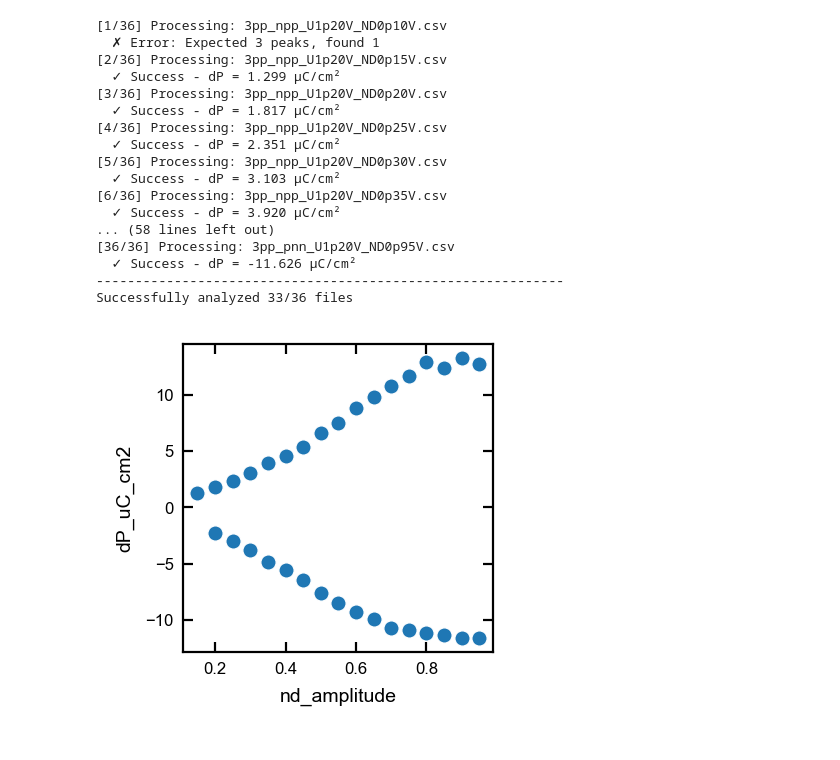
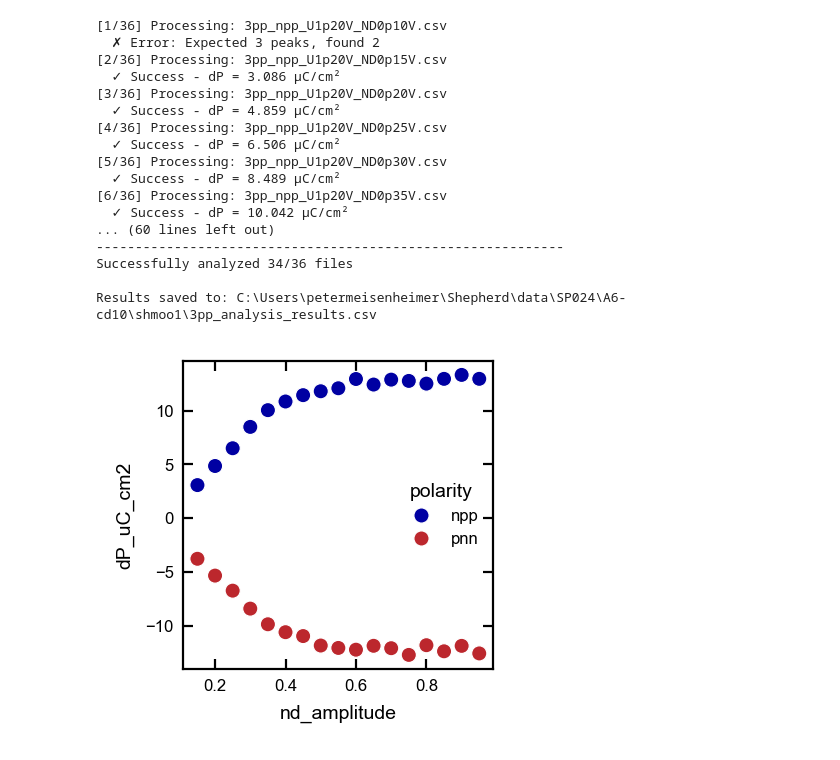
Before and after one commit to meisep/Shepherd_0.1, a Jupyter notebook: Analysis/3pp_autoanalysis_notebook.ipynb, the cells around one changed output. Saved outputs shown, nothing was run; the diff lists cells and outputs as text; code cells hidden in the pictures.

Commit message:
fatigue, analysis, training script

```diff
--- a/Analysis/3pp_autoanalysis_notebook.ipynb
+++ b/Analysis/3pp_autoanalysis_notebook.ipynb
@@ -1,5 +1,5 @@
 # %%
-from json.decoder import NaN
+
 import numpy as np
 import pandas as pd
 import matplotlib.pyplot as plt
@@ -9,6 +9,8 @@ import glob
 from pathlib import Path
 import seaborn as sns
 plt.style.use('../natty_style.mplstyle')
+twocolors = ['#0000a2','#bc272d']
+fourcolors = ['#0000a2','#bc272d','#50ad9f','#e9c716']
 
 def load_3pp_data(filepath):
     """Load 3PP data from CSV"""
@@ -103,6 +105,18 @@ def calculate_polarization(aligned_data, metadata, resistance=50, cd_um=np.nan):
     if metadata.get('polarity', 'npp') == 'pnn' or metadata.get('polarity', 'npp') == 'nn':
         charge_d_C = -charge_d_C
 
+    if 'n_voltage' in aligned_data and aligned_data['n_voltage'] is not None:
+        u_voltage_end = aligned_data['n_voltage'][-5:]
+        leakage_voltage = np.mean(u_voltage_end)
+        leakage_current_A = leakage_voltage / resistance
+        leakage_current_uA = leakage_current_A * 1e6
+
+        if metadata.get('polarity', 'npp') in ['pnn', 'nn']:
+            leakage_current_uA = -leakage_current_uA
+    else:
+        leakage_voltage = np.nan
+        leakage_current_uA = np.nan
+
     # Get device area
     area_cm2 = float(metadata.get('device_area_cm2', 'nan'))
     if not np.isnan(cd_um):
@@ -129,6 +143,17 @@ def calculate_polarization(aligned_data, metadata, resistance=50, cd_um=np.nan):
         'charge_n_pC': charge_n_C * 1e12,
         'charge_d_pC': charge_d_C * 1e12,
         'charge_diff_pC': (charge_n_C - charge_d_C) * 1e12,
+
+        # Leakage
+        'leakage_voltage_V': leakage_voltage,
+        'leakage_current_uA': leakage_current_uA,
+
+        #Cycle number
+        'cycle_count': float(metadata.get('cycle_count', np.nan)),
+        'elapsed_time_s': float(metadata.get('elapsed_time_s', np.nan)),
+        'fatigue_amplitude': float(metadata.get('fatigue_amplitude', np.nan)),
+        'fatigue_frequency_hz': float(metadata.get('fatigue_frequency_hz', np.nan)),
+
     }
 
     # Calculate polarizations if area provided
@@ -141,6 +166,8 @@ def calculate_polarization(aligned_data, metadata, resistance=50, cd_um=np.nan):
         results['P_star_uC_cm2'] = np.nan
         results['P_hat_uC_cm2'] = np.nan
         results['dP_uC_cm2'] = np.nan
+
+    # Calculate
 
     # Store waveforms for plotting
     results['_plot_data'] = {
@@ -393,53 +420,52 @@ def fit_tanh(x_data, y_data, plot=True):
 # %%
 if __name__ == "__main__":
 
-    shepherd_data = r"C:\Users\petermeisenheimer\Shepherd\data\\"
-    # shepherd_data = r"C:\Users\petermeisenheimer\Shepherd\Archive\data\\"
-    sample_directory = r"SP022/D1/shmoo1-cd20"
+    shepherd_data = r"C:\Users\petermeisenheimer\Shepherd\data\\" # change to where the data actually is
+    sample_directory = r'SP024/A6-cd10/shmoo1'
 
     # Run batch analysis
     df = batch_analyze(
         directory=shepherd_data+sample_directory,
-        save_csv=False,        # Save results to CSV
-        cd_um=20,
+        save_csv=True,        # Save results to CSV
+        cd_um=10,
     )
 # df
 # %% [output]
 [1/36] Processing: 3pp_npp_U1p20V_ND0p10V.csv
-  ✗ Error: Expected 3 peaks, found 1
+  ✗ Error: Expected 3 peaks, found 2
 [2/36] Processing: 3pp_npp_U1p20V_ND0p15V.csv
-  ✓ Success - dP = 1.299 µC/cm²
+  ✓ Success - dP = 3.086 µC/cm²
 [3/36] Processing: 3pp_npp_U1p20V_ND0p20V.csv
-  ✓ Success - dP = 1.817 µC/cm²
+  ✓ Success - dP = 4.859 µC/cm²
 [4/36] Processing: 3pp_npp_U1p20V_ND0p25V.csv
-  ✓ Success - dP = 2.351 µC/cm²
+  ✓ Success - dP = 6.506 µC/cm²
 [5/36] Processing: 3pp_npp_U1p20V_ND0p30V.csv
-  ✓ Success - dP = 3.103 µC/cm²
+  ✓ Success - dP = 8.489 µC/cm²
 [6/36] Processing: 3pp_npp_U1p20V_ND0p35V.csv
-  ✓ Success - dP = 3.920 µC/cm²
-... (58 lines left out)
-[36/36] Processing: 3pp_pnn_U1p20V_ND0p95V.csv
-  ✓ Success - dP = -11.626 µC/cm²
+  ✓ Success - dP = 10.042 µC/cm²
+... (60 lines left out)
 ------------------------------------------------------------
-Successfully analyzed 33/36 files
+Successfully analyzed 34/36 files
+
+Results saved to: C:\Users\petermeisenheimer\Shepherd\data\SP024\A6-cd10\shmoo1\3pp_analysis_results.csv
 # %%
 ######SHMOO plot
 fig, ax = plt.subplots(1,1, figsize = (2,2), dpi=200)
-sns.scatterplot(data=df, x=df['nd_amplitude'], y='dP_uC_cm2', s=30, c='tab:blue')
+sns.scatterplot(data=df, x=df['nd_amplitude'], y='dP_uC_cm2', s=30, palette=twocolors, hue='polarity')
 
 # result = fit_tanh(df['nd_amplitude'], abs(df['dP_uC_cm2']))
 # cent = result['center']
 # ax.text(0.5,0.0*np.max(result['fit_curve']),rf'Vc:{cent:.3f}')
 # half = int(len(df['nd_amplitude'])/2)
 # ax.plot(df['nd_amplitude'][:half],
 #         result['fit_curve'][:half],
 #         'k--', lw=0.5)
 
 # ax.set_ylim(-10,60)
 ax.set_facecolor('white')
 fig.savefig(f'{shepherd_data+sample_directory}plot.png')
 # %% [output]
-[figure, old version]
+[figure, new version]
 # %%
 ######SQUINT plot
 fig, ax = plt.subplots(1,1, figsize = (2,2), dpi=200)
```
Also changed, not shown: parts of 3 cells of this notebook, 17 other files.
